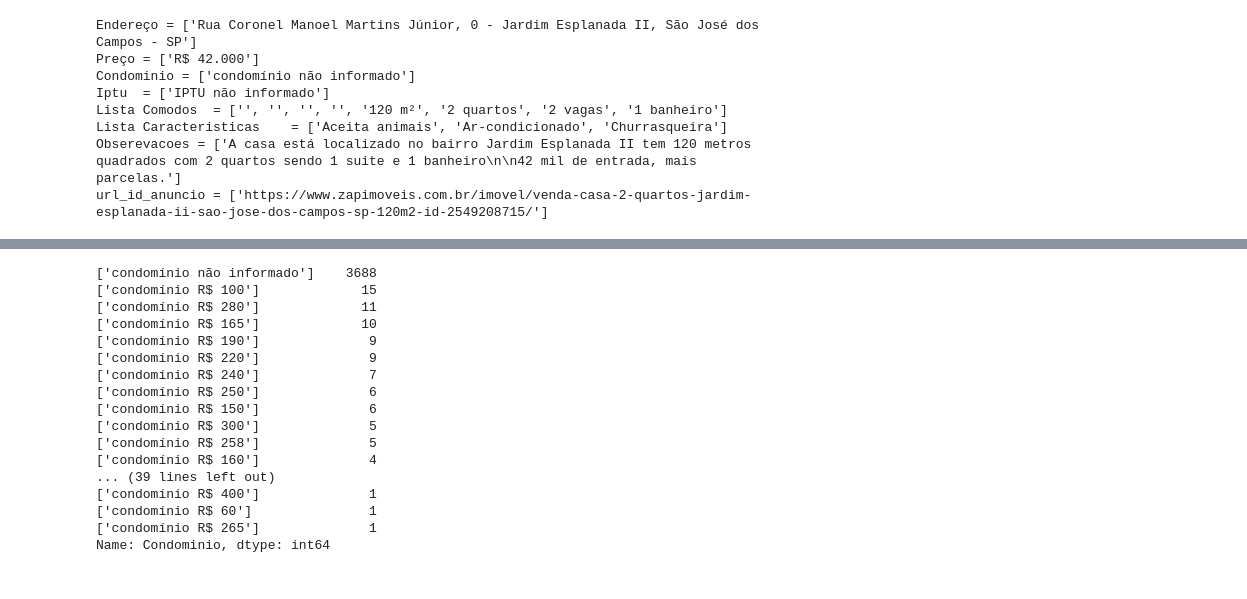
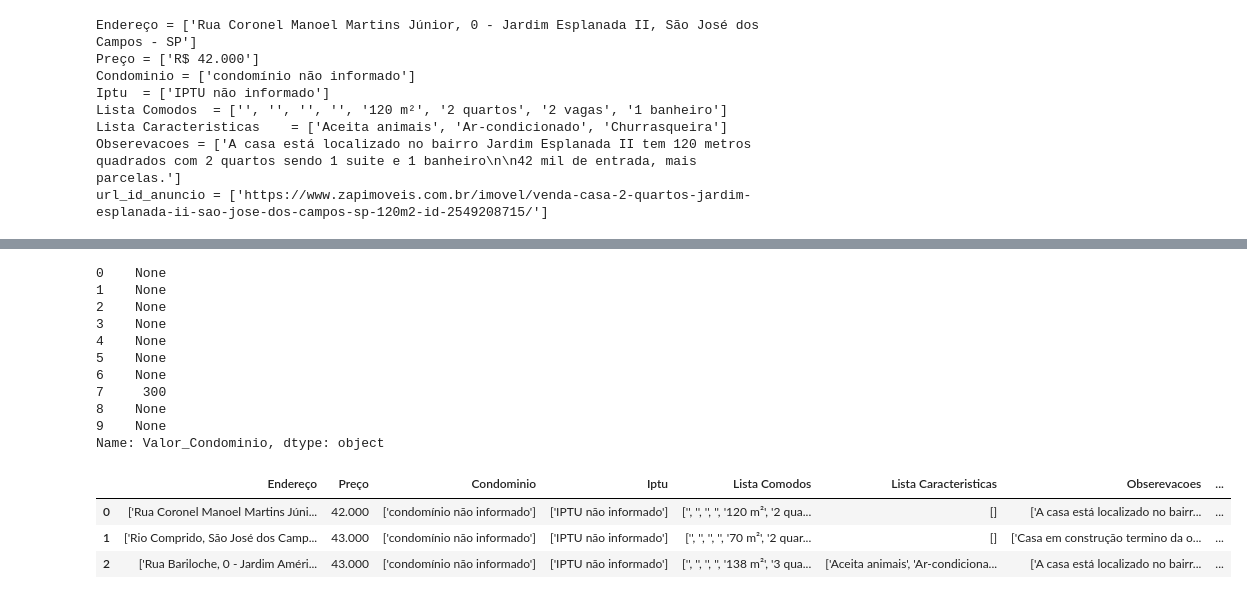
Before and after one commit to jpnune/estudo-imoveis-sao-jose-dos-campos, a Jupyter notebook: web scrapping imoveis zap/limpeza_e_tratamento_dados.ipynb, the cells around one changed output, grey strips where cells are left out. Saved outputs shown, nothing was run; the diff lists cells and outputs as text; code cells hidden in the pictures.

```diff
--- a/web scrapping imoveis zap/limpeza_e_tratamento_dados.ipynb
+++ b/web scrapping imoveis zap/limpeza_e_tratamento_dados.ipynb
@@ -62,6 +53,4 @@ df
 # %%
 #explorando e arrumando a variavel preço e deixando somento o valor numerico
-for i, preco in enumerate(df['Preço']):
-   df['Preço'].iloc[i] =  preco[4:]
-df['Preço']
+df['Preço'].head(3)
 # %% [output]
@@ -95,0 +61,3 @@ Name: Condominio, dtype: object
+# %%
+df['Preço'] = df['Preço'].apply(lambda x: re.search(r" \d+.\d+", x).group())
+df['Preço']
@@ -96,20 +77,31 @@ Name: Condominio, dtype: object
 # %%
-df['Condominio'].value_counts()
+#explorando e arrumando a variavel Condominio e deixando somento o valor numerico
+Valor_Condominio = []
+for i, condominio in enumerate(df['Condominio']):
+    if condominio != "['condomínio não informado']":
+        if condominio.find('R$'):
+            Valor_Condominio.append(condominio[condominio.find('R$') + 3:-2])
+    else:
+        Valor_Condominio.append(None)
+
+df['Valor_Condominio'] = Valor_Condominio
+df['Valor_Condominio'].head(10)
 # %% [output]
-['condomínio não informado']    3688
-['condomínio R$ 100']             15
-['condomínio R$ 280']             11
-['condomínio R$ 165']             10
-['condomínio R$ 190']              9
-['condomínio R$ 220']              9
-['condomínio R$ 240']              7
-['condomínio R$ 250']              6
-['condomínio R$ 150']              6
-['condomínio R$ 300']              5
-['condomínio R$ 258']              5
-['condomínio R$ 160']              4
-... (39 lines left out)
-['condomínio R$ 400']              1
-['condomínio R$ 60']               1
-['condomínio R$ 265']              1
-Name: Condominio, dtype: int64
+0    None
+1    None
+2    None
+3    None
+4    None
+5    None
+6    None
+7     300
+8    None
+9    None
+Name: Valor_Condominio, dtype: object
+# %%
+df.head(3)
+# %% [output]
+|  | Endereço | Preço | Condominio | Iptu | Lista Comodos | Lista Caracteristicas | Obserevacoes | ... |
+| 0 | ['Rua Coronel Manoel Martins Júni... | 42.000 | ['condomínio não informado'] | ['IPTU não informado'] | ['', '', '', '', '120 m²', '2 qua... | [] | ['A casa está localizado no bairr... | ... |
+| 1 | ['Rio Comprido, São José dos Camp... | 43.000 | ['condomínio não informado'] | ['IPTU não informado'] | ['', '', '', '', '70 m²', '2 quar... | [] | ['Casa em construção termino da o... | ... |
+| 2 | ['Rua Bariloche, 0 - Jardim Améri... | 43.000 | ['condomínio não informado'] | ['IPTU não informado'] | ['', '', '', '', '138 m²', '3 qua... | ['Aceita animais', 'Ar-condiciona... | ['A casa está localizado no bairr... | ... |
```
Also changed, not shown: parts of 25 cells of this notebook, 3 other files.
